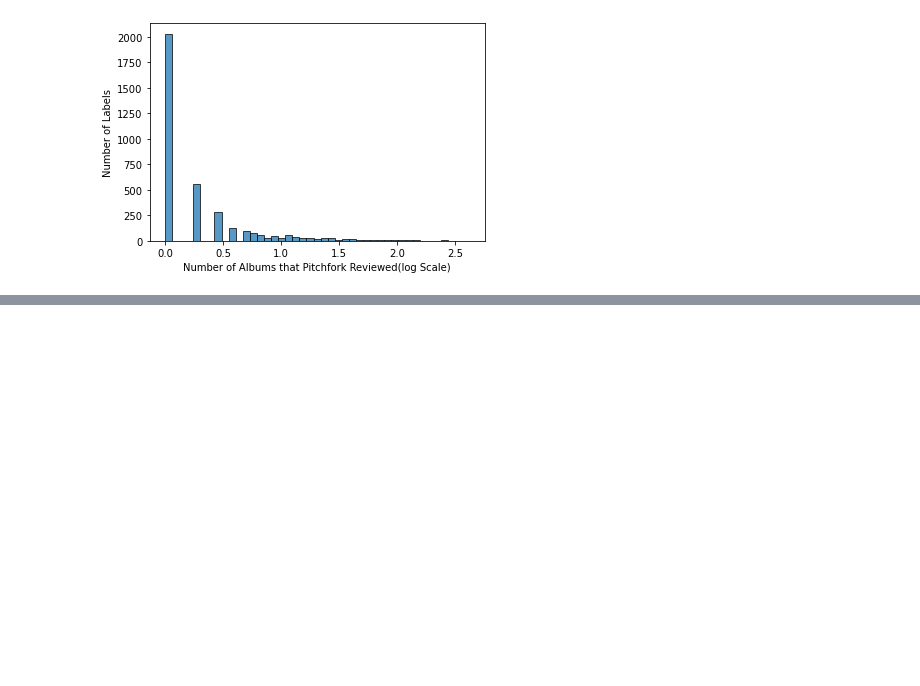
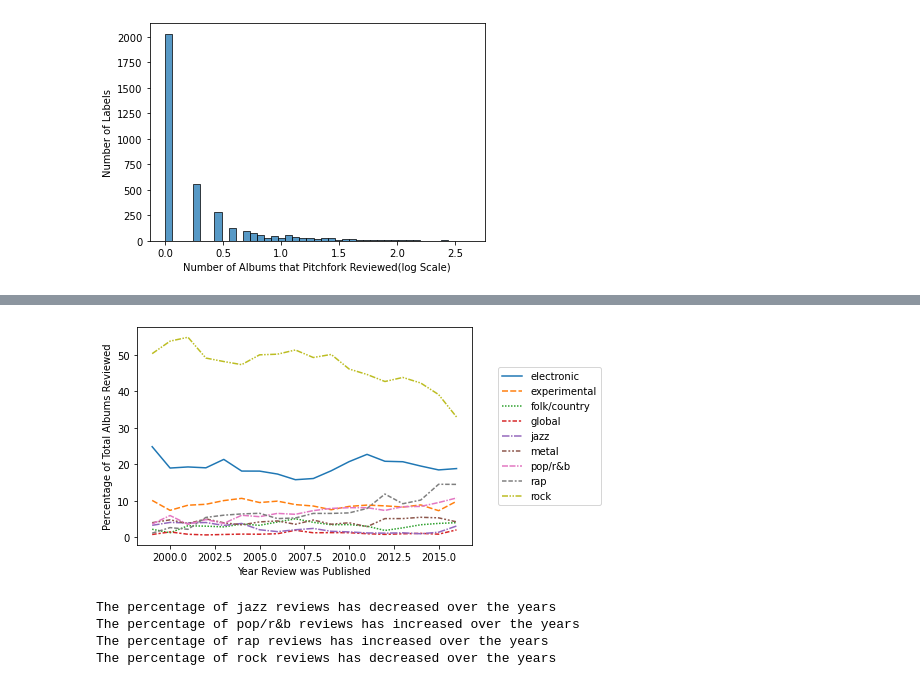
Before and after one commit to ttb-folio/Pitchfork-Reviews, a Jupyter notebook: EDA.ipynb, the cells around one changed output, grey strips where cells are left out. Saved outputs shown, nothing was run; the diff lists cells and outputs as text; code cells hidden in the pictures; blank space fills up the shorter version.

```diff
--- a/EDA.ipynb
+++ b/EDA.ipynb
@@ -77,0 +96,29 @@ Of 3662 labels, 1633 had more than one album reviewed
+# %%
+total_per_pub_year = num_genre_per_pub_year.sum(axis = 1)
+ratio_genre_per_pub_year = num_genre_per_pub_year.divide(total_per_pub_year, axis = 0)*100
+# %%
+ax = sn.lineplot(data = ratio_genre_per_pub_year)
+ax.set_xlabel('Year Review was Published')
+ax.set_ylabel('Percentage of Total Albums Reviewed')
+ax.legend(loc='right',bbox_to_anchor = (1.4, 0.5))
+plt.show()
+# %% [output]
+[figure, added]
+# %%
+from scipy.stats import pearsonr
+
+alpha = 5e-2
+
+for genre in ratio_genre_per_pub_year.columns:
+    y = ratio_genre_per_pub_year[genre].values
+    r, p = pearsonr(pub_years, y)
+    if p < alpha:
+        if r >= 0:
+            print(f'The percentage of {genre} reviews has increased over the years')
+        else:
+            print(f'The percentage of {genre} reviews has decreased over the years')
+# %% [output]
+The percentage of jazz reviews has decreased over the years
+The percentage of pop/r&b reviews has increased over the years
+The percentage of rap reviews has increased over the years
+The percentage of rock reviews has decreased over the years
```
Also changed, not shown: parts of 5 cells of this notebook, 6 other files.
